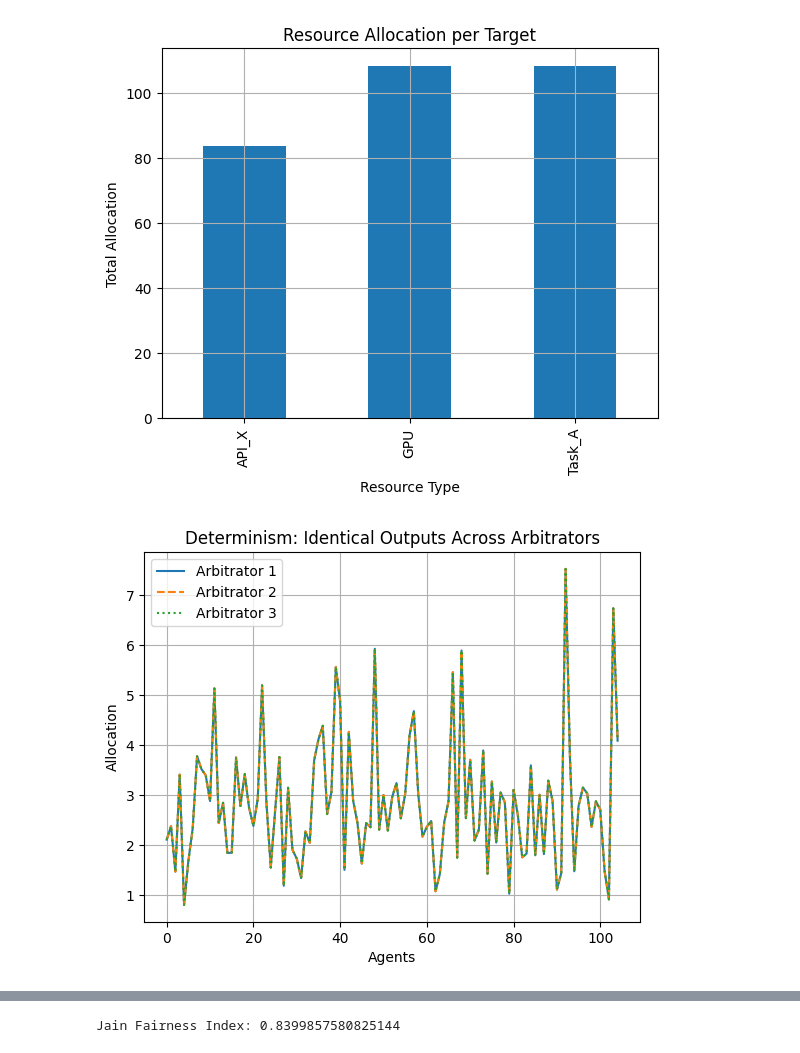
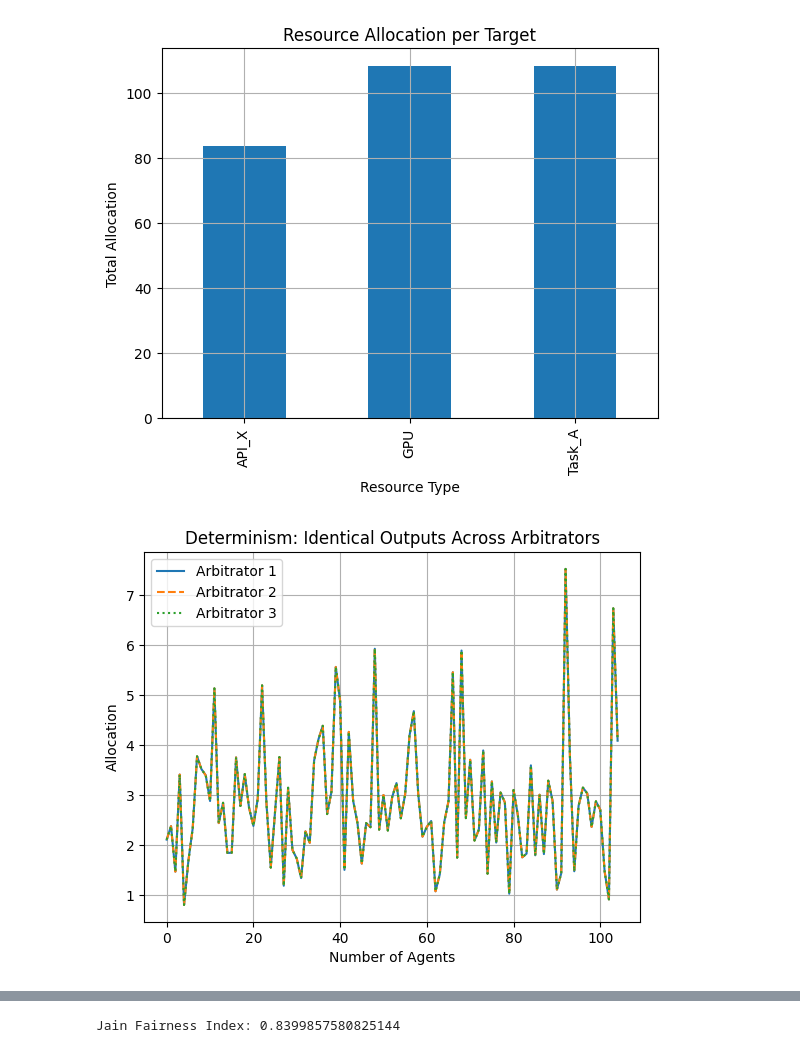
Before and after one commit to KeerthanaGb14/Conflict-Resolution-in-MAS, a Jupyter notebook: Evaluation/evaluation.ipynb, the cells around one changed output, grey strips where cells are left out. Saved outputs shown, nothing was run; the diff lists cells and outputs as text; code cells hidden in the pictures.

```diff
--- a/Evaluation/evaluation.ipynb
+++ b/Evaluation/evaluation.ipynb
@@ -70,18 +70,18 @@ plt.show()
 # %%
 agents = range(len(df))
 plt.figure()
 plt.plot(agents, df["Allocated"], label="Arbitrator 1")
 plt.plot(agents, df["Allocated"], linestyle='--', label="Arbitrator 2")
 plt.plot(agents, df["Allocated"], linestyle=':', label="Arbitrator 3")
-plt.xlabel("Agents")
+plt.xlabel("Number of Agents")
 plt.ylabel("Allocation")
 plt.title("Determinism: Identical Outputs Across Arbitrators")
 plt.legend()
 plt.grid()
 plt.savefig("determinism.png", dpi=300, bbox_inches='tight')
 plt.show()
 # %% [output]
-[figure, old version]
+[figure, new version]
 # %%
 original = df["Allocated"]
 recomputed = df["Allocated"]  # simulate replay
```
Also changed, not shown: parts of 2 cells of this notebook, 3 other files.
